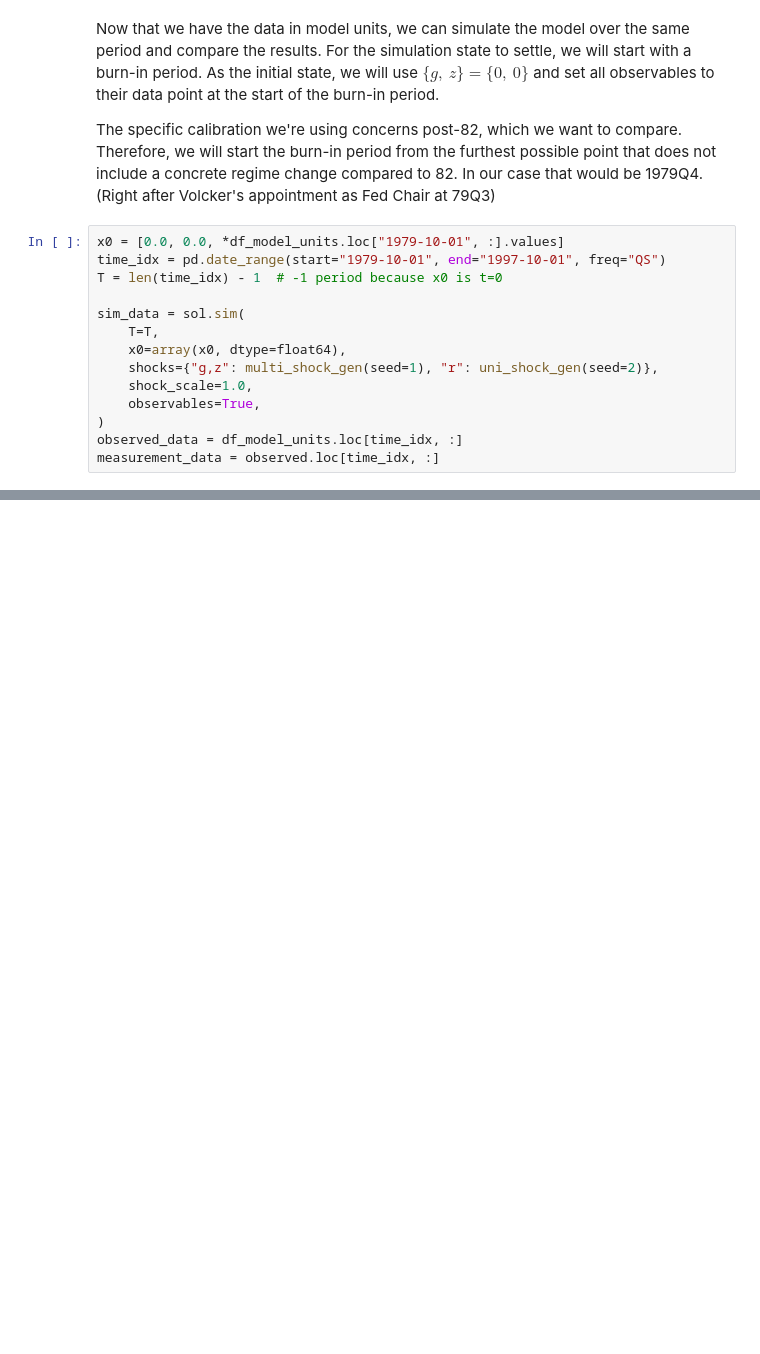
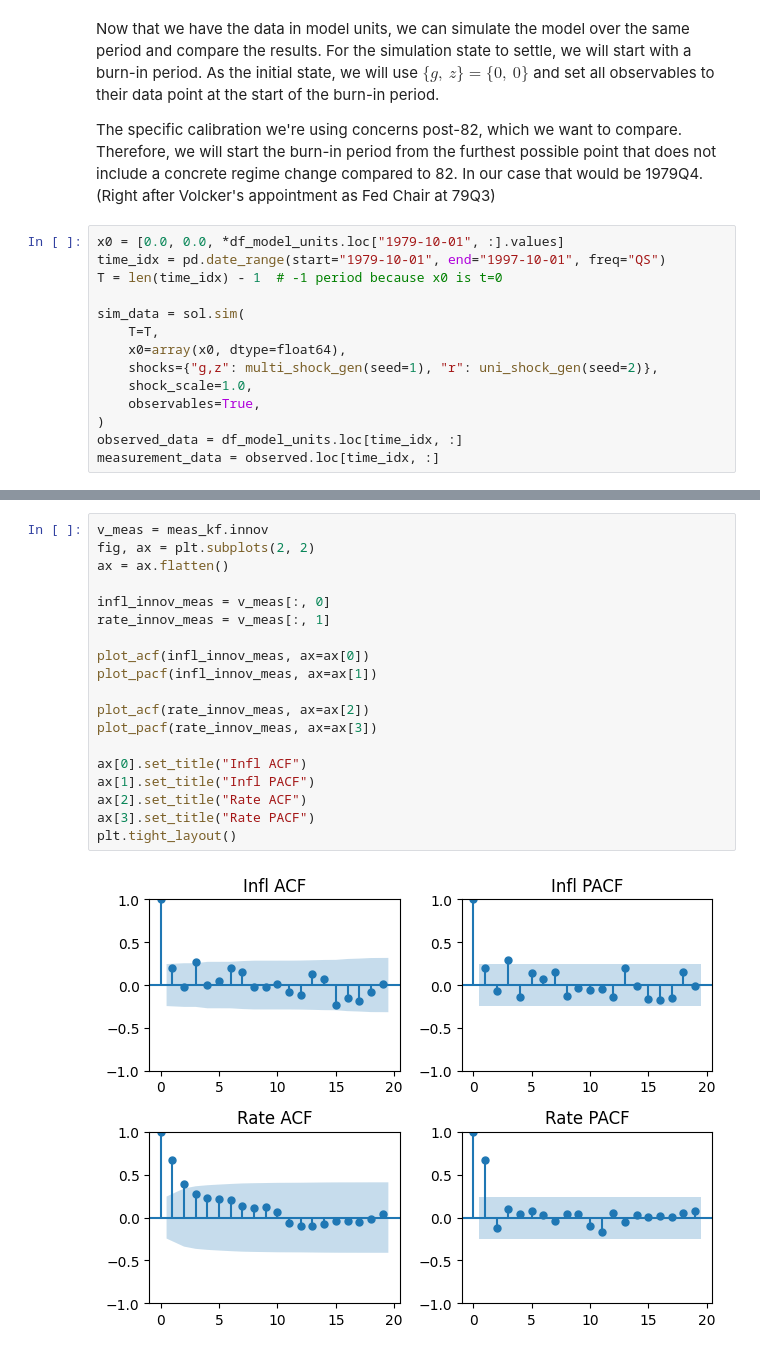
Before and after one commit to GongJr0/SymbolicDSGE, a Jupyter notebook: empirical_comparison.ipynb, the cells around one changed output, grey strips where cells are left out. Saved outputs shown, nothing was run; the diff lists cells and outputs as text; blank space fills up the shorter version.

```diff
--- a/empirical_comparison.ipynb
+++ b/empirical_comparison.ipynb
@@ -450,0 +536,21 @@ plt.tight_layout()
+# %%
+v_meas = meas_kf.innov
+fig, ax = plt.subplots(2, 2)
+ax = ax.flatten()
+
+infl_innov_meas = v_meas[:, 0]
+rate_innov_meas = v_meas[:, 1]
+
+plot_acf(infl_innov_meas, ax=ax[0])
+plot_pacf(infl_innov_meas, ax=ax[1])
+
+plot_acf(rate_innov_meas, ax=ax[2])
+plot_pacf(rate_innov_meas, ax=ax[3])
+
+ax[0].set_title("Infl ACF")
+ax[1].set_title("Infl PACF")
+ax[2].set_title("Rate ACF")
+ax[3].set_title("Rate PACF")
+plt.tight_layout()
+# %% [output]
+[figure, added]
```
Also changed, not shown: parts of 17 cells of this notebook, 6 other files.
